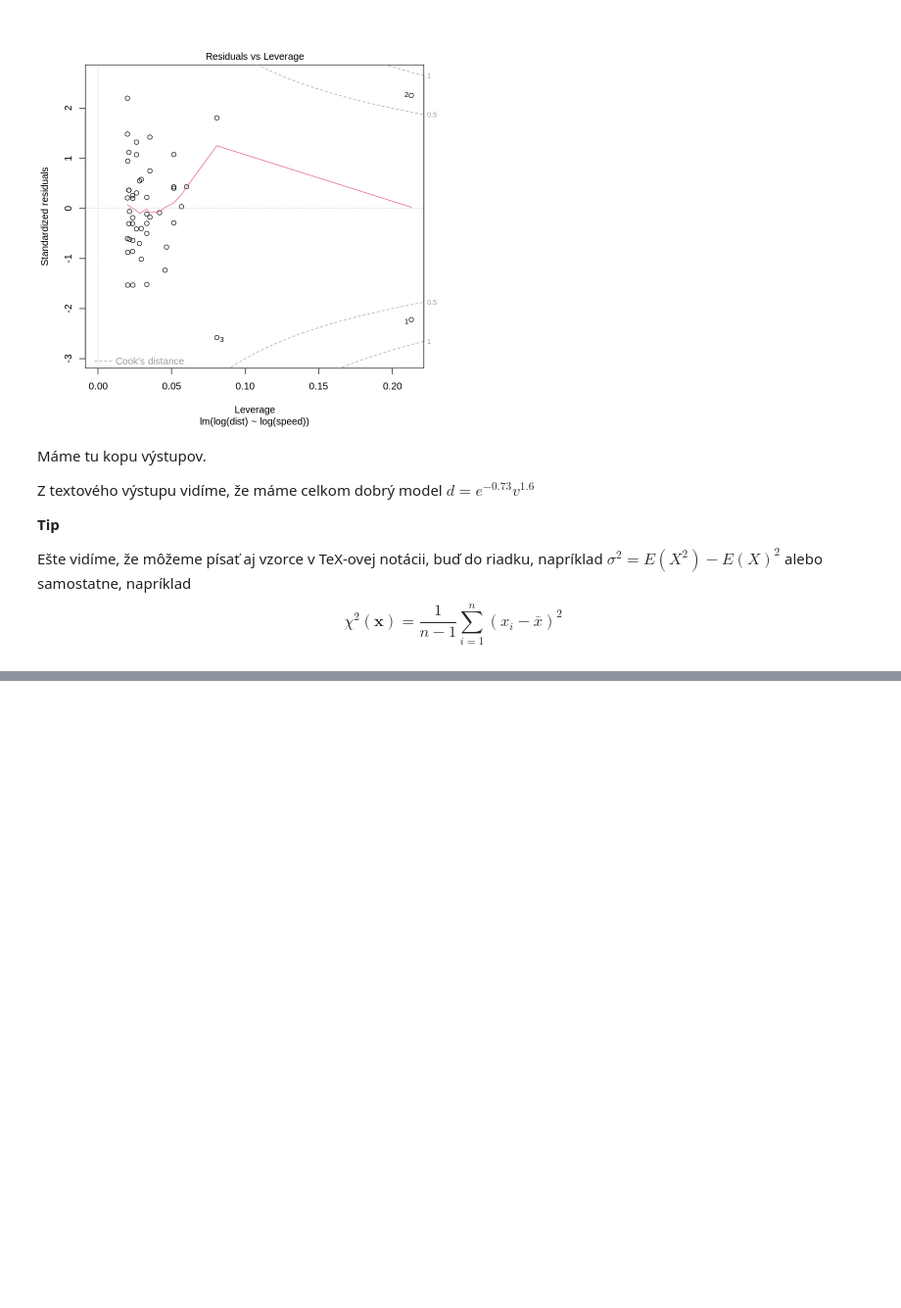
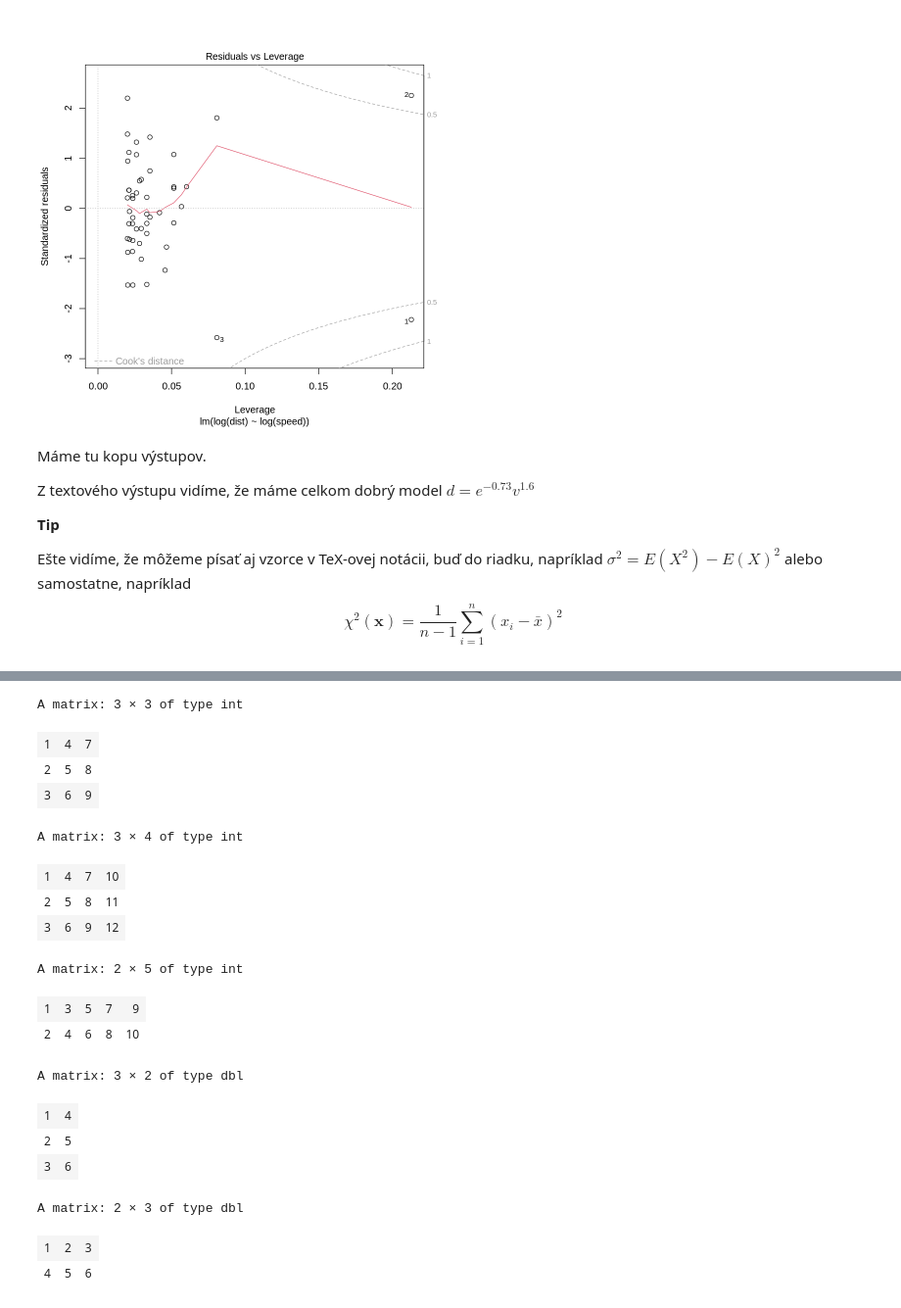
Before and after one commit to PKvasnick/AdamOnda, a Jupyter notebook: Adam_2023_07_03.ipynb, the cells around one changed output, grey strips where cells are left out. Shown at 98% size. Saved outputs shown, nothing was run; the diff lists cells and outputs as text; code cells hidden in the pictures; blank space fills up the shorter version.

```diff
--- a/Adam_2023_07_03.ipynb
+++ b/Adam_2023_07_03.ipynb
@@ -174,0 +374,32 @@ $$
+# %%
+# Spôsob 1
+matrix(1:9, nrow = 3, ncol = 3)
+matrix(1:12, nrow = 3) # stačí jeden rozmer
+
+# Spôsob 2
+vec = 1:10
+dim(vec) = c(2,5) # dim je l-value, teda možno kedykoľvek zmeniť dimenziu matice
+vec
+
+# Spôsob 3
+cbind(c(1,2,3),c(4,5,6)) # ako column bind
+rbind(c(1,2,3),c(4,5,6)) # ako row bind
+# %% [output]
+A matrix: 3 × 3 of type int
+| 1 | 4 | 7 |
+| 2 | 5 | 8 |
+| 3 | 6 | 9 |
+A matrix: 3 × 4 of type int
+| 1 | 4 | 7 | 10 |
+| 2 | 5 | 8 | 11 |
+| 3 | 6 | 9 | 12 |
+A matrix: 2 × 5 of type int
+| 1 | 3 | 5 | 7 | 9 |
+| 2 | 4 | 6 | 8 | 10 |
+A matrix: 3 × 2 of type dbl
+| 1 | 4 |
+| 2 | 5 |
+| 3 | 6 |
+A matrix: 2 × 3 of type dbl
+| 1 | 2 | 3 |
+| 4 | 5 | 6 |
```
Also changed, not shown: parts of 34 cells of this notebook.
